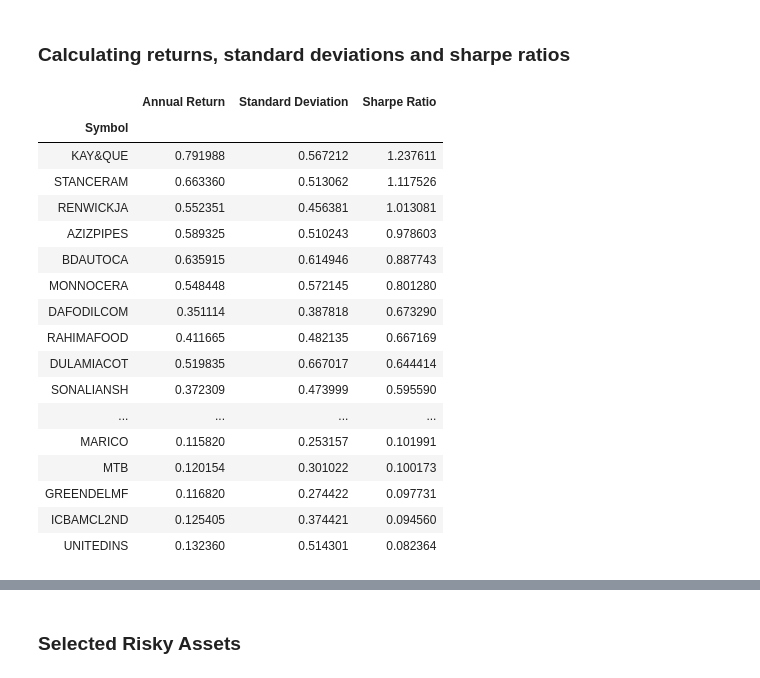
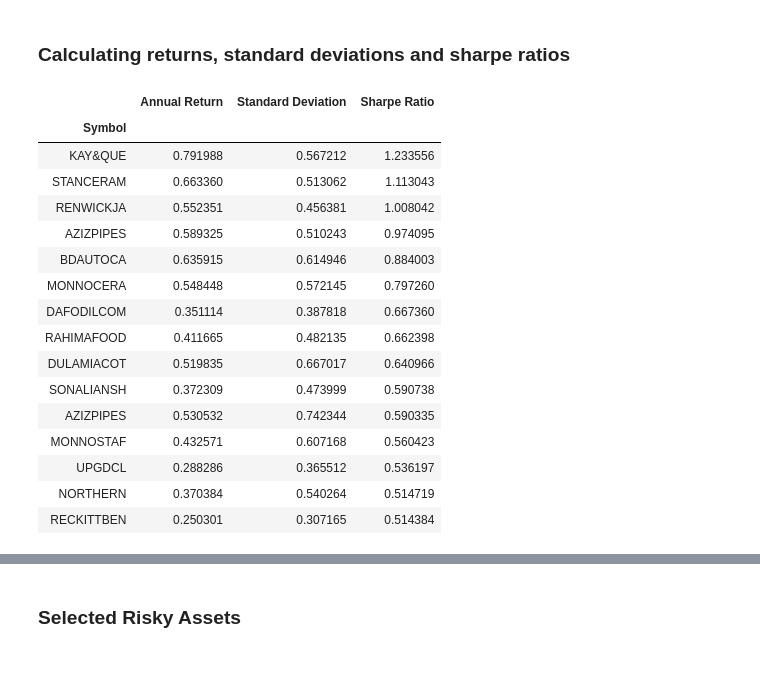
Before and after one commit to kalam360/dse-stock-analysis, a Jupyter notebook: sy-portfolio/optimal-portfolio-with-two-risky-asset.ipynb, the cells around one changed output, grey strips where cells are left out. Cells and saved outputs as stored; diff of their text form; code cells hidden in the pictures.

```diff
--- a/sy-portfolio/optimal-portfolio-with-two-risky-asset.ipynb
+++ b/sy-portfolio/optimal-portfolio-with-two-risky-asset.ipynb
@@ -12,8 +12,8 @@
 ### Constants for the market
 # %%
 #risk free rate
-rf_rate = .09
-coeff_A = 3.6
+rf_rate = .0923
+coeff_A = 3.09
 # %% [markdown]
 ### Importing the necessary libraries
 # %%
@@ -83,31 +84,30 @@ msno.matrix(df_pivoted)
 # %%
 df_rss = pd.DataFrame(columns=['Symbol', 'Annual Return', 'Standard Deviation', 'Sharpe Ratio'])
 for column in df_pivoted.columns:
     if len(df_pivoted[column].dropna()) > 502:
         ann_return = (((1+df_pivoted[column].dropna().pct_change(1)).cumprod().iloc[-1])**(251/len(df_pivoted[column].dropna()))) -1
         ann_std = df_pivoted[column].dropna().pct_change(1).std() * (252**.5)
         shrp = (ann_return - rf_rate) / ann_std
         df_rss = df_rss.append({'Symbol': column, 'Annual Return': ann_return, 'Standard Deviation': ann_std, 'Sharpe Ratio': shrp}, ignore_index= True)
 df_rss = df_rss.set_index('Symbol')
-top_50 = df_rss.sort_values('Sharpe Ratio', ascending= False).iloc[:50]
+top_50 = df_rss.sort_values('Sharpe Ratio', ascending= False).iloc[:15]
 top_50_symbol = top_50.index.unique()
 top_50
 # %% [output]
 |  | Annual Return | Standard Deviation | Sharpe Ratio |
 | Symbol |  |  |  |
-| KAY&QUE | 0.791988 | 0.567212 | 1.237611 |
-| STANCERAM | 0.663360 | 0.513062 | 1.117526 |
-| RENWICKJA | 0.552351 | 0.456381 | 1.013081 |
-| AZIZPIPES | 0.589325 | 0.510243 | 0.978603 |
-| BDAUTOCA | 0.635915 | 0.614946 | 0.887743 |
-| MONNOCERA | 0.548448 | 0.572145 | 0.801280 |
-| DAFODILCOM | 0.351114 | 0.387818 | 0.673290 |
-| RAHIMAFOOD | 0.411665 | 0.482135 | 0.667169 |
-| DULAMIACOT | 0.519835 | 0.667017 | 0.644414 |
-| SONALIANSH | 0.372309 | 0.473999 | 0.595590 |
-| ... | ... | ... | ... |
-| MARICO | 0.115820 | 0.253157 | 0.101991 |
-| MTB | 0.120154 | 0.301022 | 0.100173 |
-| GREENDELMF | 0.116820 | 0.274422 | 0.097731 |
-| ICBAMCL2ND | 0.125405 | 0.374421 | 0.094560 |
-| UNITEDINS | 0.132360 | 0.514301 | 0.082364 |
+| KAY&QUE | 0.791988 | 0.567212 | 1.233556 |
+| STANCERAM | 0.663360 | 0.513062 | 1.113043 |
+| RENWICKJA | 0.552351 | 0.456381 | 1.008042 |
+| AZIZPIPES | 0.589325 | 0.510243 | 0.974095 |
+| BDAUTOCA | 0.635915 | 0.614946 | 0.884003 |
+| MONNOCERA | 0.548448 | 0.572145 | 0.797260 |
+| DAFODILCOM | 0.351114 | 0.387818 | 0.667360 |
+| RAHIMAFOOD | 0.411665 | 0.482135 | 0.662398 |
+| DULAMIACOT | 0.519835 | 0.667017 | 0.640966 |
+| SONALIANSH | 0.372309 | 0.473999 | 0.590738 |
+| AZIZPIPES | 0.530532 | 0.742344 | 0.590335 |
+| MONNOSTAF | 0.432571 | 0.607168 | 0.560423 |
+| UPGDCL | 0.288286 | 0.365512 | 0.536197 |
+| NORTHERN | 0.370384 | 0.540264 | 0.514719 |
+| RECKITTBEN | 0.250301 | 0.307165 | 0.514384 |
```
Also changed, not shown: parts of 18 cells of this notebook, 4 other files.
